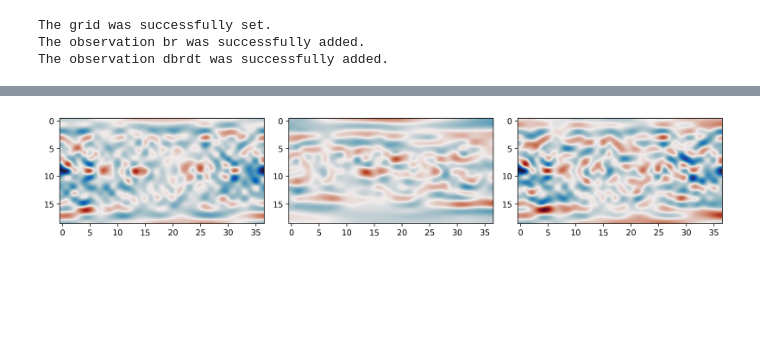
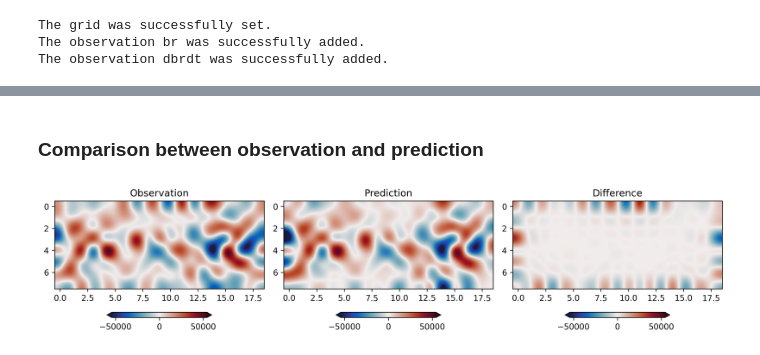
Before and after one commit to RomainClaveau/pygeopinn, a Jupyter notebook: library/example.ipynb, the cells around one changed output, grey strips where cells are left out. Saved outputs shown, nothing was run; the diff lists cells and outputs as text; code cells hidden in the pictures; blank space fills up the shorter version.

```diff
--- a/library/example.ipynb
+++ b/library/example.ipynb
@@ -13,21 +13,21 @@ The library was successfully initialized.
 # Loading the model
 pygeo.loadModel("geodynamo", "pygeodyn_hdf5", "../geodynamo.hdf5")
 # %%
-pygeo.setGrid("10deg")
+pygeo.setGrid("20deg")
 
 _, (thetas, phis) = pygeo.getCurrentGrid()
 
-thetas = thetas
+thetas = thetas[1:-1]
 
-context = {"lmax": 13, "r": pygeo.constants["rCore"]}
+context = {"lmax": 30, "r": pygeo.constants["rCore"]}
 context_u = {"lmax": 30, "r": pygeo.constants["rCore"]}
 
 MF = pygeo.addMeasure("geodynamo", "MF", context)
 SV = pygeo.addMeasure("geodynamo", "SV", context)
 U = pygeo.addMeasure("geodynamo", "U", context_u)
 
-dBrdt = SV[-1, ..., 0]
-Br = MF[-1, ..., 0]
-Uθ = U[-1, ..., 1]
-Uφ = U[-1, ..., 2]
+dBrdt = SV[-1, ..., 0][1:-1]
+Br = MF[-1, ..., 0][1:-1]
+Uθ = U[-1, ..., 1][1:-1]
+Uφ = U[-1, ..., 2][1:-1]
 # %% [output]
@@ -45,7 +45,8 @@ The grid was successfully set.
 The observation br was successfully added.
 The observation dbrdt was successfully added.
 # %%
-pinns.set_loss("dbrdt", 1)
-# pinns.set_loss("br", 1)
+pinns.set_loss("dbrdt_large_scale", 1)
+pinns.set_loss("br_large_scale", 1)
 pinns.set_loss("geostrophy", 1e2)
+pinns.set_loss("spectrum_br", 1e-2)
 # %% [output]
@@ -59,20 +65,30 @@ Everything is ready for the training.
 # %%
 predictions = pinns.evaluate()
+# %% [markdown]
+### Comparison between observation and prediction
 # %%
-quantity = "uφ"
+quantity = "dbrdt"
 
-fig, axes = plt.subplots(1, 3, dpi=300, figsize=(12, 5))
+fig, axes = plt.subplots(1, 3, dpi=300, figsize=(12, 3))
 
 prediction = predictions[quantity]
 observation = observations[quantity]
 
-vmax = max(abs(prediction).max(), abs(observation).max())
+vmax = abs(observation).max()
 kwargs = {"cmap": cmocean.cm.balance, "interpolation": "lanczos", "vmin": -vmax, "vmax": vmax}
 
-axes[0].imshow(observation, **kwargs)
-axes[1].imshow(prediction, **kwargs)
-axes[2].imshow(observation - prediction, **kwargs)
+im = axes[0].imshow(observation, **kwargs)
+im2 = axes[1].imshow(prediction, **kwargs)
+im3 = axes[2].imshow(observation - prediction, **kwargs)
+
+axes[0].set_title("Observation")
+axes[1].set_title("Prediction")
+axes[2].set_title("Difference")
+
+plt.colorbar(im, orientation="horizontal", shrink=0.5, extend="both")
+plt.colorbar(im2, orientation="horizontal", shrink=0.5, extend="both")
+plt.colorbar(im3, orientation="horizontal", shrink=0.5, extend="both")
 
 plt.tight_layout()
 # %% [output]
-[figure, old version]
+[figure, new version]
```
Also changed, not shown: parts of 5 cells of this notebook, 1 other file.
